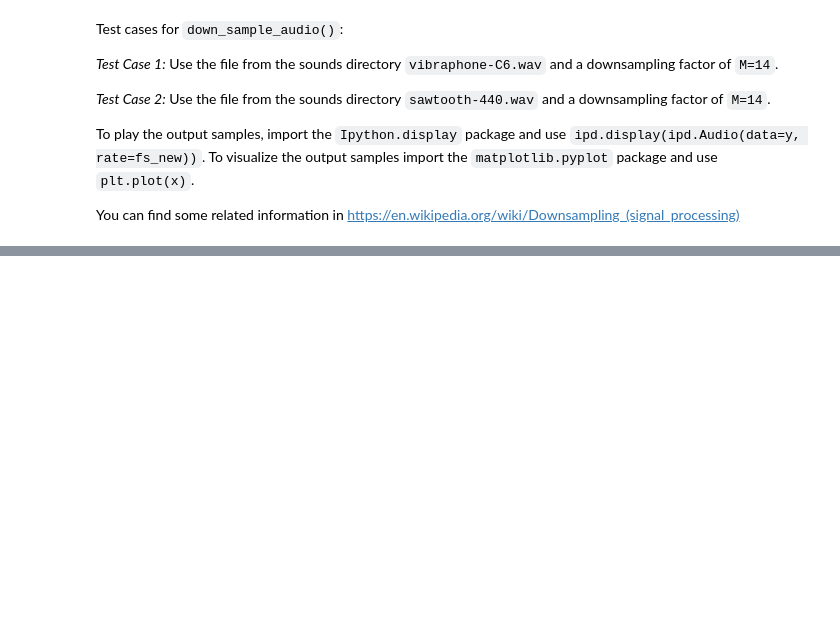
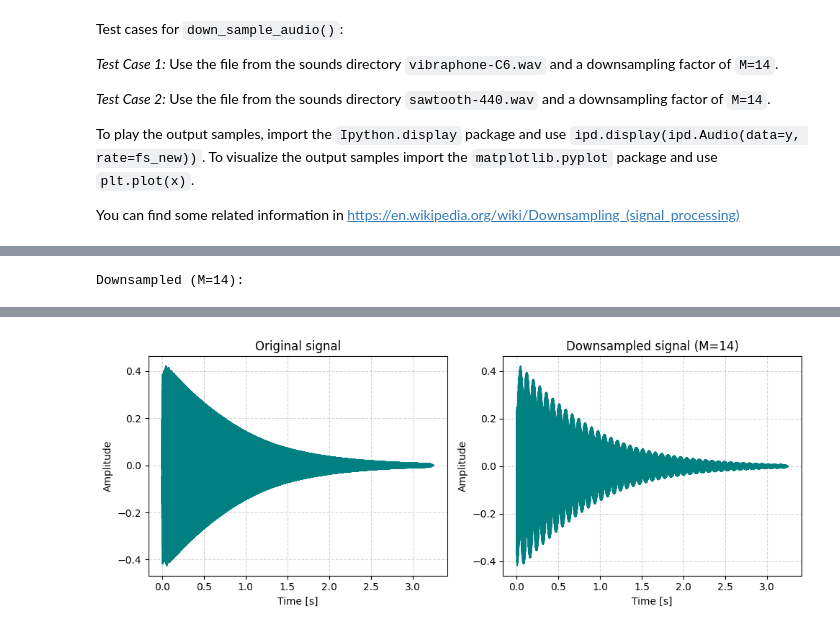
Before and after one commit to inesbroto/sms-tools-materials, a Jupyter notebook: exercises/E1-Python-and-sounds.ipynb, the cells around one changed output, grey strips where cells are left out. Drawn from its saved outputs; the diff is of its cells as text; code cells hidden in the pictures; blank space fills up the shorter version.

```diff
--- a/exercises/E1-Python-and-sounds.ipynb
+++ b/exercises/E1-Python-and-sounds.ipynb
@@ -226,0 +218,78 @@ Downsampled (M=14):
+# %%
+# E1 - 4.2: Plot and play input sounds, call the function down_sample_audio() for the two test cases,
+# and plot and play the output sounds.
+
+# Assuming your function returns: x, fs, y, fs_new
+x, fs, y, fs_new = down_sample_audio("../sounds/vibraphone-C6.wav", M=14)
+print(" -> VIBRAPHONE:\n")
+
+
+# Play audio
+print("Original:")
+ipd.display(ipd.Audio(data=x, rate=fs))
+
+print("Downsampled (M=14):")
+ipd.display(ipd.Audio(data=y, rate=fs_new))
+
+# Prepare time axes
+t_x = np.arange(len(x)) / fs
+t_y = np.arange(len(y)) / fs_new
+
+# Plot both signals side by side
+plt.figure(figsize=(10, 4))
+
+plt.subplot(1, 2, 1)
+plt.plot(t_x, x, color='teal')
+plt.title("Original signal")
+plt.xlabel("Time [s]")
+plt.ylabel("Amplitude")
+plt.grid(True, linestyle='--', alpha=0.5)
+
+plt.subplot(1, 2, 2)
+plt.plot(t_y, y, color='teal')
+plt.title("Downsampled signal (M=14)")
+plt.xlabel("Time [s]")
+plt.ylabel("Amplitude")
+plt.grid(True, linestyle='--', alpha=0.5)
+
+plt.tight_layout()
+plt.show()
+
+
+# Assuming your function returns: x, fs, y, fs_new
+x, fs, y, fs_new = down_sample_audio("../sounds/sawtooth-440.wav", M=14)
+print(" -> SAWTOOTH:\n")
+
+
+# Play audio
+print("Original:")
+ipd.display(ipd.Audio(data=x, rate=fs))
+
+print("Downsampled (M=14):")
+ipd.display(ipd.Audio(data=y, rate=fs_new))
+
+
+# Prepare time axes
+t_x = np.arange(len(x)) / fs
+t_y = np.arange(len(y)) / fs_new
+
+# Plot both signals side by side
+plt.figure(figsize=(10, 4))
+
+plt.subplot(1, 2, 1)
+plt.plot(t_x, x, color='teal')
+plt.title("Original signal")
+plt.xlabel("Time [s]")
+plt.ylabel("Amplitude")
+plt.grid(True, linestyle='--', alpha=0.5)
+
+plt.subplot(1, 2, 2)
+plt.plot(t_y, y, color='teal')
+plt.title("Downsampled signal (M=14)")
+plt.xlabel("Time [s]")
+plt.ylabel("Amplitude")
+plt.grid(True, linestyle='--', alpha=0.5)
+
+plt.tight_layout()
+plt.show()
+# %% [output]
@@ -226,0 +300 @@ Downsampled (M=14):
+Downsampled (M=14):
@@ -226,0 +302 @@ Downsampled (M=14):
+[figure, added]
```
Also changed, not shown: parts of 10 cells of this notebook.
